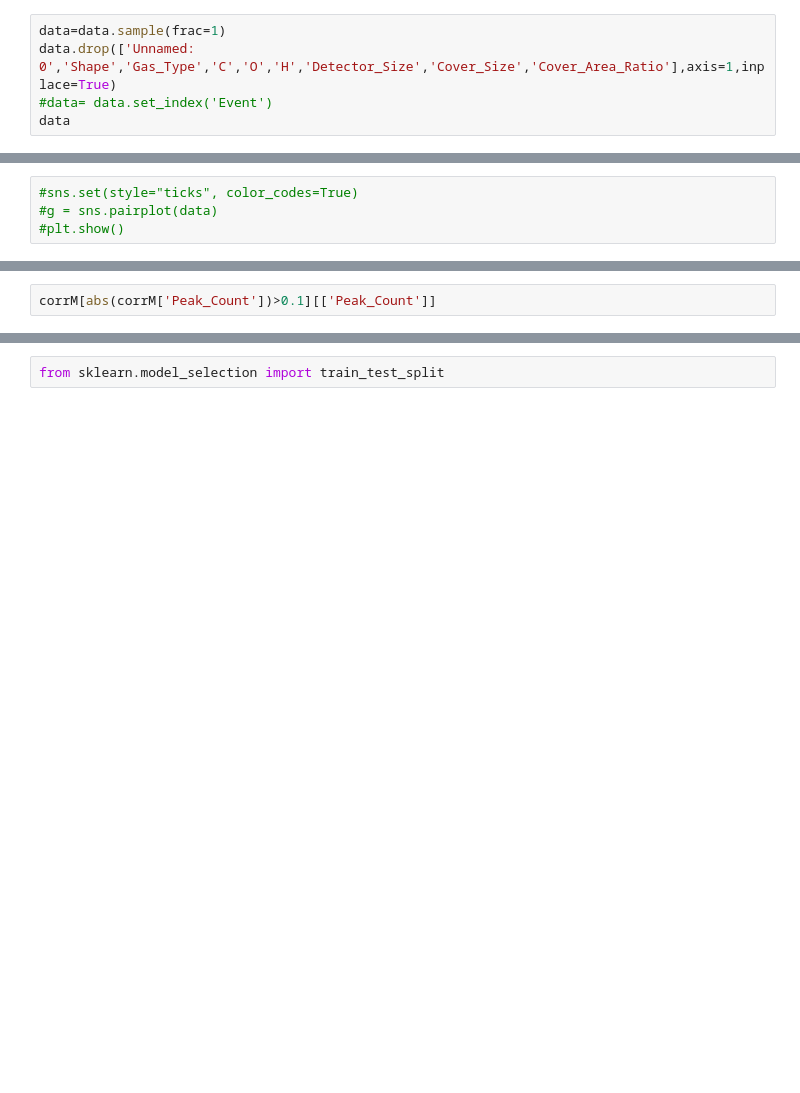
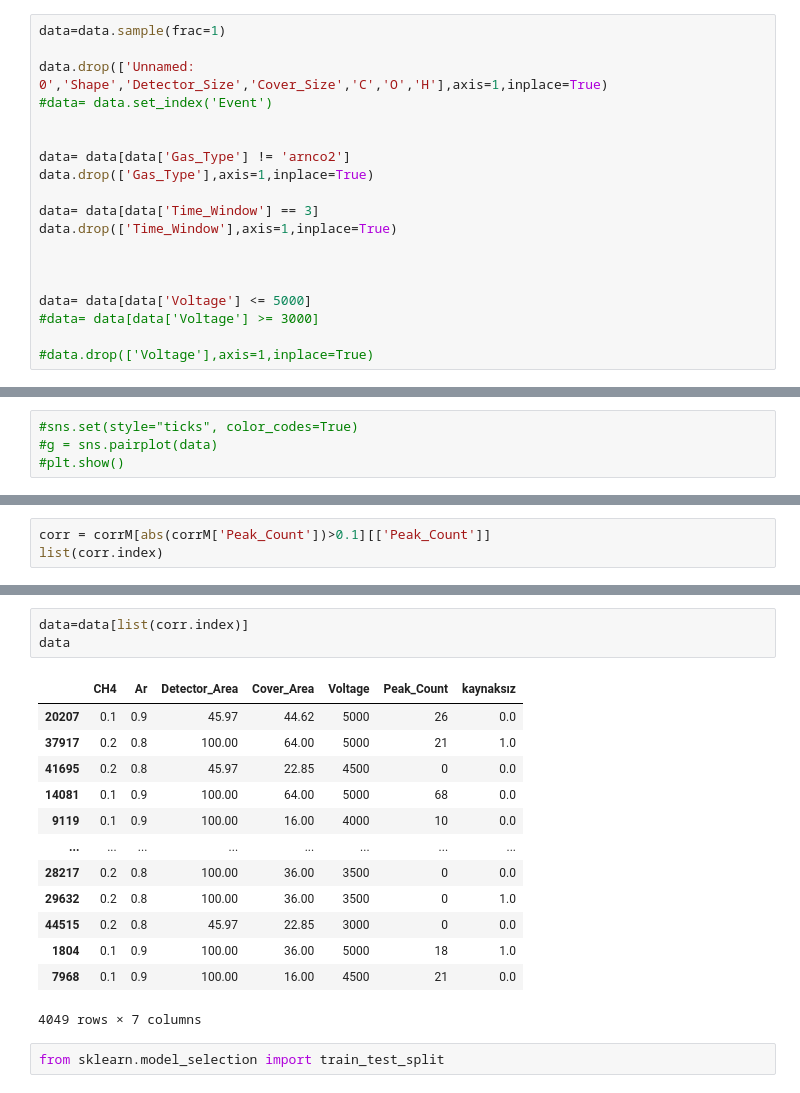
Before and after one commit to berkeryilmaz/HepML, a Jupyter notebook: rpc Ml.ipynb, the cells around one changed output, grey strips where cells are left out. Saved outputs shown, nothing was run; the diff lists cells and outputs as text; blank space fills up the shorter version.

```diff
--- a/rpc Ml.ipynb
+++ b/rpc Ml.ipynb
@@ -12,7 +19,21 @@ data.head()
 # %%
 data=data.sample(frac=1)
-data.drop(['Unnamed: 0','Shape','Gas_Type','C','O','H','Detector_Size','Cover_Size','Cover_Area_Ratio'],axis=1,inplace=True)
+
+data.drop(['Unnamed: 0','Shape','Detector_Size','Cover_Size','C','O','H'],axis=1,inplace=True)
 #data= data.set_index('Event')
-data
+
+
+data= data[data['Gas_Type'] != 'arnco2']
+data.drop(['Gas_Type'],axis=1,inplace=True)
+
+data= data[data['Time_Window'] == 3]
+data.drop(['Time_Window'],axis=1,inplace=True)
+
+
+
+data= data[data['Voltage'] <= 5000]
+#data= data[data['Voltage'] >= 3000]
+
+#data.drop(['Voltage'],axis=1,inplace=True)
 # %%
 data.info()
@@ -55,2 +204,3 @@ dataplot = sns.heatmap(corrM, cmap="YlGnBu", annot=True)
 # %%
-corrM[abs(corrM['Peak_Count'])>0.1][['Peak_Count']]
+corr = corrM[abs(corrM['Peak_Count'])>0.1][['Peak_Count']]
+list(corr.index)
@@ -57,3 +215,20 @@ corrM[abs(corrM['Peak_Count'])>0.1][['Peak_Count']]
+# %%
+data=data[list(corr.index)]
+data
+# %% [output]
+|  | CH4 | Ar | Detector_Area | Cover_Area | Voltage | Peak_Count | kaynaksız |
+| 20207 | 0.1 | 0.9 | 45.97 | 44.62 | 5000 | 26 | 0.0 |
+| 37917 | 0.2 | 0.8 | 100.00 | 64.00 | 5000 | 21 | 1.0 |
+| 41695 | 0.2 | 0.8 | 45.97 | 22.85 | 4500 | 0 | 0.0 |
+| 14081 | 0.1 | 0.9 | 100.00 | 64.00 | 5000 | 68 | 0.0 |
+| 9119 | 0.1 | 0.9 | 100.00 | 16.00 | 4000 | 10 | 0.0 |
+| ... | ... | ... | ... | ... | ... | ... | ... |
+| 28217 | 0.2 | 0.8 | 100.00 | 36.00 | 3500 | 0 | 0.0 |
+| 29632 | 0.2 | 0.8 | 100.00 | 36.00 | 3500 | 0 | 1.0 |
+| 44515 | 0.2 | 0.8 | 45.97 | 22.85 | 3000 | 0 | 0.0 |
+| 1804 | 0.1 | 0.9 | 100.00 | 36.00 | 5000 | 18 | 1.0 |
+| 7968 | 0.1 | 0.9 | 100.00 | 16.00 | 4500 | 21 | 0.0 |
+4049 rows × 7 columns
 # %%
 from sklearn.model_selection import train_test_split
 # %%
```
Also changed, not shown: parts of 17 cells of this notebook.
